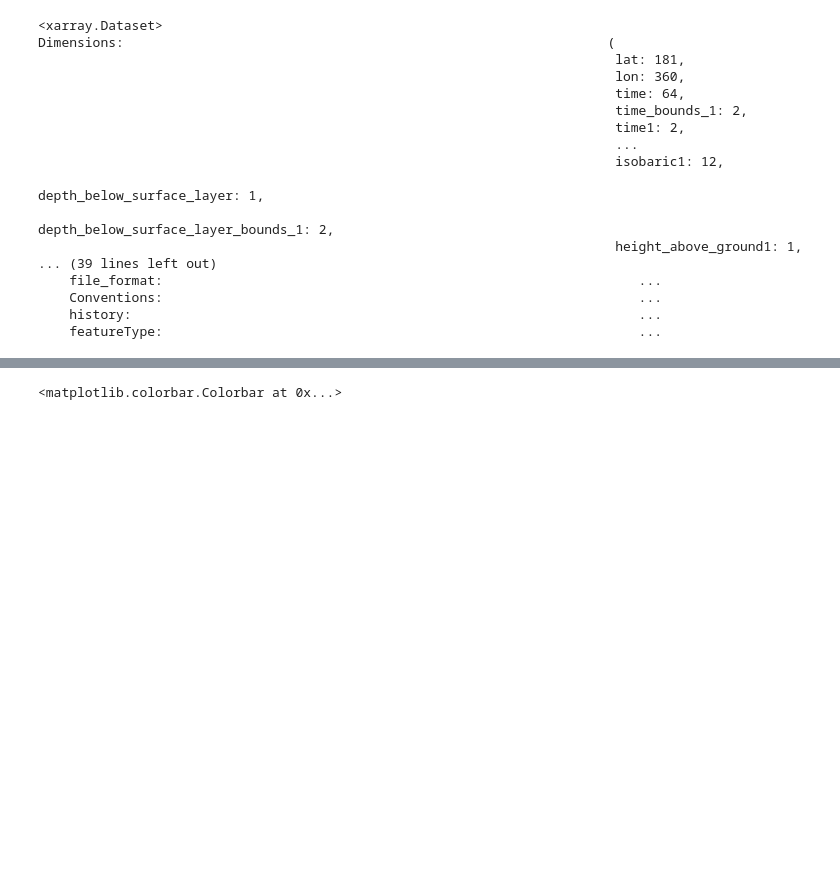
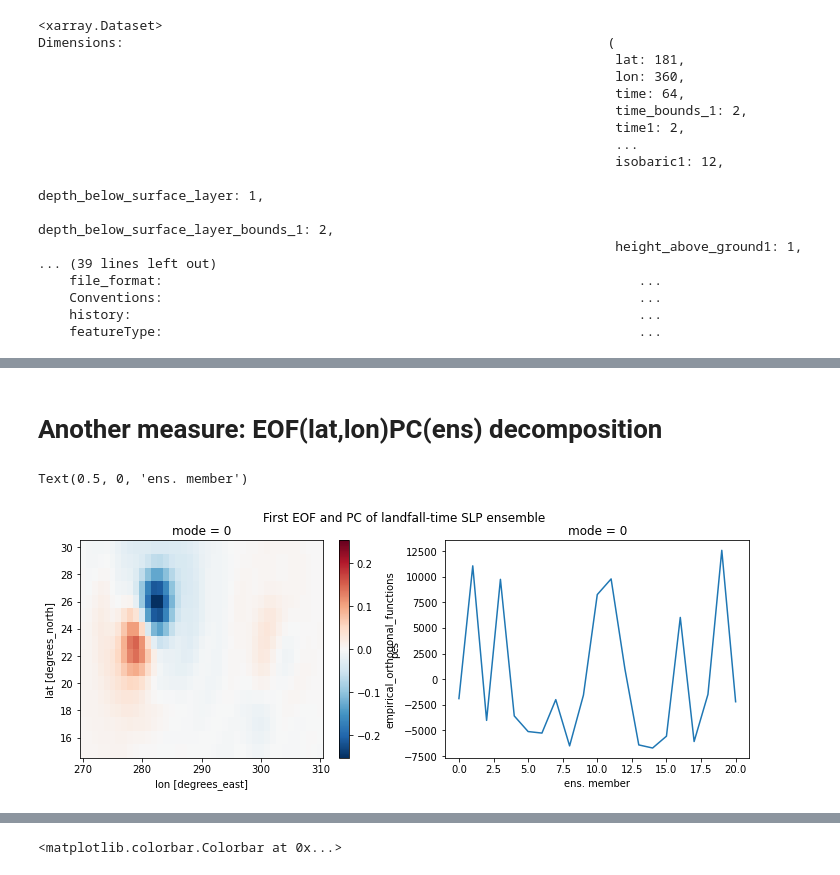
Before and after one commit to MPOcanes/MPO624_2022, a Jupyter notebook: Notebooks/Irma_Ensembles.ipynb, the cells around one changed output, grey strips where cells are left out. Saved outputs shown, nothing was run; the diff lists cells and outputs as text; code cells hidden in the pictures; blank space fills up the shorter version.

```diff
--- a/Notebooks/Read_Irma_Ensembles_OpenDAP.ipynb
+++ b/Notebooks/Irma_Ensembles.ipynb
@@ -43,0 +80,17 @@ Dimensions:                                                              (
+# %% [markdown]
+# Another measure: EOF(lat,lon)PC(ens) decomposition
+# %%
+# EOFs of the landfall-time SLP field. Have to rename "ens" to "time" dimension
+from eofs.xarray import Eof
+solver = Eof( landfall.Pressure_reduced_to_MSL_msl_ens.rename({'ens':'time'}) )
+pc = solver.pcs(npcs=1)  #, pcscaling=1)
+eof = solver.eofs(neofs=1)
+
+# Depict  it:
+fig, axes = plt.subplots(ncols=2, figsize=(12,4))
+fig.suptitle('First EOF and PC of landfall-time SLP ensemble')
+eof.plot(ax=axes[0])
+pc.plot(ax=axes[1]); plt.xlabel('ens. member')
+# %% [output]
+Text(0.5, 0, 'ens. member')
+[figure, added]
```
Also changed, not shown: parts of 12 cells of this notebook, 1 other file.
